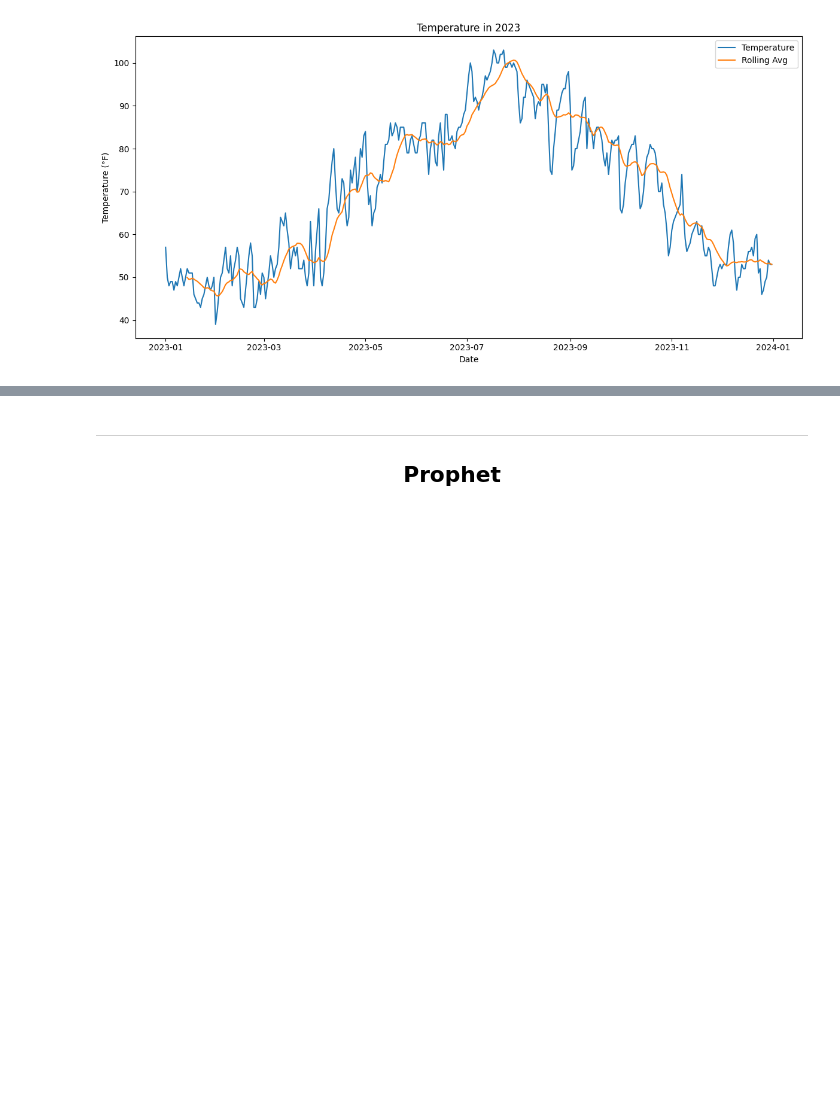
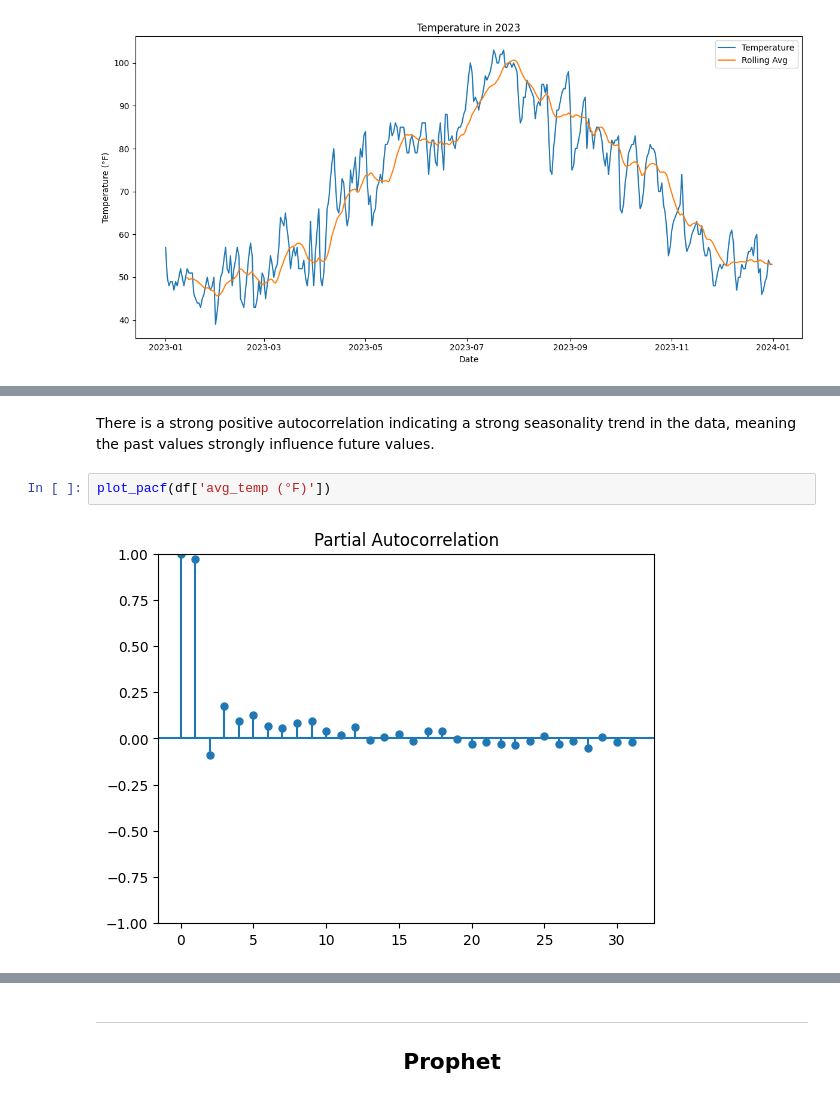
Before and after one commit to LandryHouston/Weather_Wizard, a Jupyter notebook: code/02_analysis.ipynb, the cells around one changed output, grey strips where cells are left out. Cells and saved outputs as stored; diff of their text form; blank space fills up the shorter version.

Commit message:
autocorrelation analysis

```diff
--- a/code/02_analysis.ipynb
+++ b/code/02_analysis.ipynb
@@ -115,0 +128,6 @@ plt.tight_layout()
+# %% [markdown]
+There is a strong positive autocorrelation indicating a strong seasonality trend in the data, meaning the past values strongly influence future values.
+# %%
+plot_pacf(df['avg_temp (°F)'])
+# %% [output]
+[figure, added]
```
Also changed, not shown: parts of 10 cells of this notebook.
